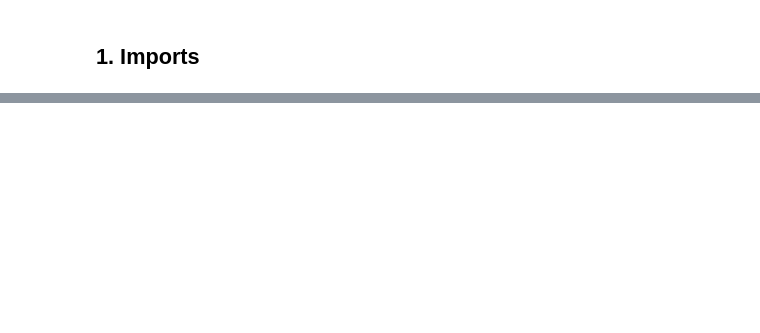
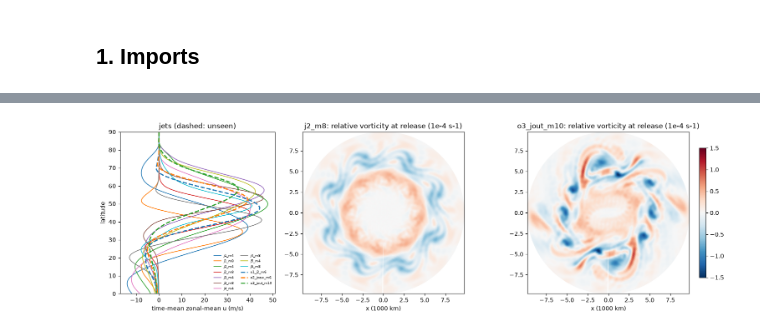
Before and after one commit to yanxingjianken/ki-lagrangian-tracks, a Jupyter notebook: 01_bve/ki_bve.ipynb, the cells around one changed output, grey strips where cells are left out. Cells and saved outputs as stored; diff of their text form; code cells hidden in the pictures; blank space fills up the shorter version.

```diff
--- a/01_bve/ki_bve.ipynb
+++ b/01_bve/ki_bve.ipynb
@@ -412,0 +7,11 @@ if SAVE:
+# %%
+from pathlib import Path
+from copy import deepcopy
+import json, math, sys
+import numpy as np
+import pandas as pd
+import torch
+from torch import nn
+import xarray as xr
+import matplotlib.pyplot as plt
+ROOT = next(p for p in (Path.cwd(), *Path.cwd().parents) if (p / 'scripts/ctx_model.py').is_file())
@@ -412,0 +20,17 @@ if SAVE:
+# %%
+FLOWS = json.loads((ROOT / 'configs/flows.json').read_text())['flows']
+WINDOWS = [0, 1, 2, 3]
+MODEL = ROOT / 'outputs/models/context_ki.pt'
+TRAIN = False      # True: train here (single GPU)
+TRAIN_STEPS = 40000
+BATCH = 32
+CONTEXT_PARCELS = 128
+QUERIES = 256
+SPAN_H = 48
+HORIZON_H = 24
+LR = 3e-4
+EMA_DECAY = 0.999
+EVAL_WINDOWS = [0]
+EVAL_ANCHORS_H = [72]
+HORIZONS_H = [6, 12, 24]
+DEVICE = 'cuda'
@@ -412,0 +57,16 @@ if SAVE:
+# %%
+fig, ax = plt.subplots(1, 3, figsize=(15, 4.6), layout='constrained', gridspec_kw=dict(width_ratios=[1, 1.3, 1.3]))
+for f in FLOWS:
+    u = xr.open_dataset(ROOT / f"data/bve_{f['name']}.nc").u.mean(('time', 'lon'))
+    ax[0].plot(u, u.lat, ls='-' if f['split'] == 'train' else '--', lw=1.2 if f['split'] == 'train' else 2, label=f['name'])
+ax[0].set(xlabel='time-mean zonal-mean u (m/s)', ylabel='latitude', ylim=(0, 90), title='jets (dashed: unseen)')
+ax[0].legend(fontsize=6, ncol=2, frameon=False)
+for a_, name in zip(ax[1:], ['j2_m8', 'o3_jout_m10']):
+    z = xr.open_dataset(ROOT / f'data/bve_{name}.nc').zeta.isel(time=48).sel(lat=slice(90, 15))
+    LON, LAT = np.meshgrid(z.lon, z.lat); r = 2 * 6371 * np.tan(np.deg2rad(90 - LAT) / 2) / 1e3
+    pc = a_.pcolormesh(r * np.sin(np.deg2rad(LON)), -r * np.cos(np.deg2rad(LON)), z * 1e4, cmap='RdBu_r', vmin=-1.5, vmax=1.5, shading='gouraud')
+    a_.set_aspect('equal'); a_.set(title=f'{name}: relative vorticity at release (1e-4 s-1)', xlabel='x (1000 km)')
+fig.colorbar(pc, ax=ax[2], shrink=0.8)
+plt.show()
+# %% [output]
+[figure, added]
```
Also changed, not shown: parts of 40 cells of this notebook, 23 other files.
